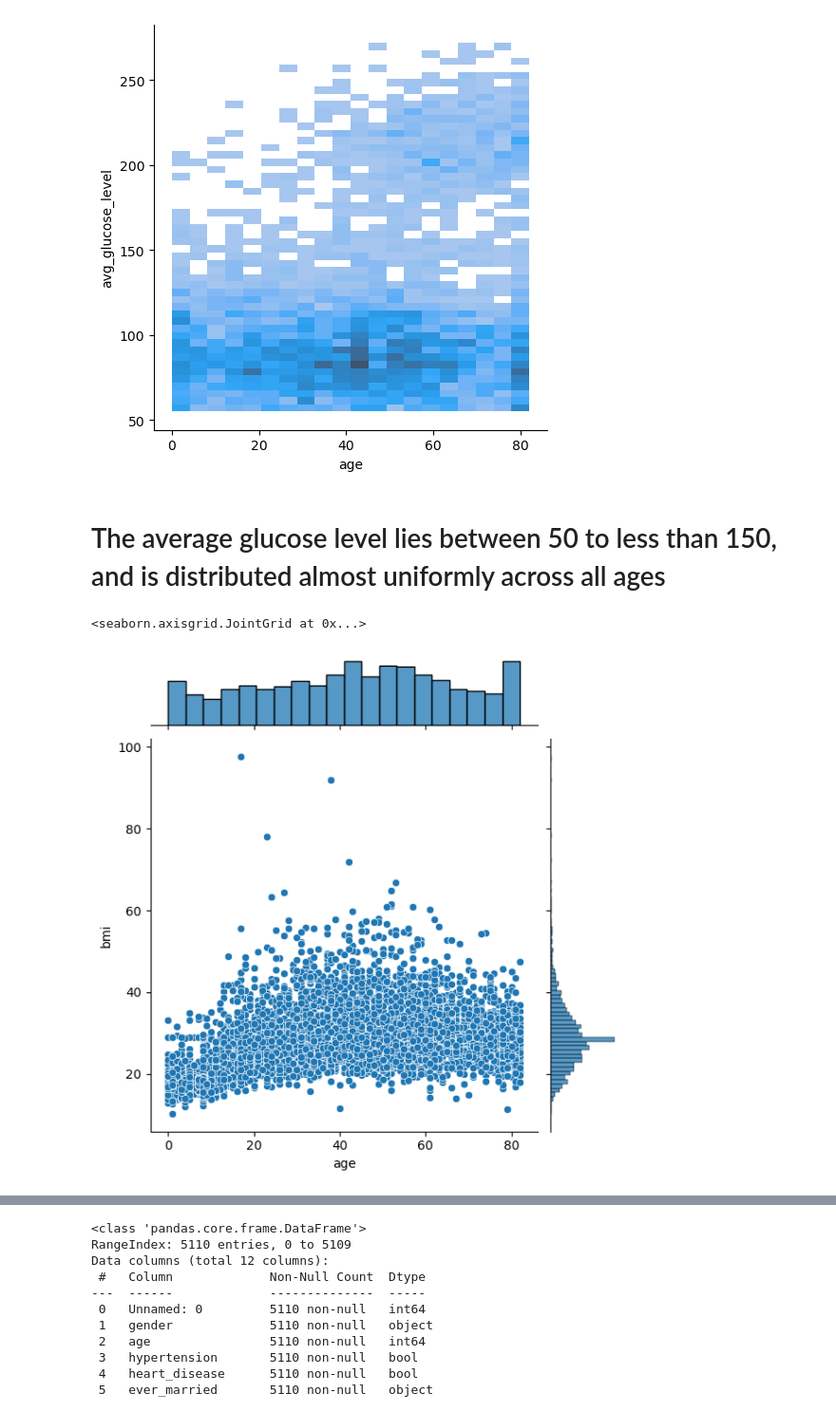
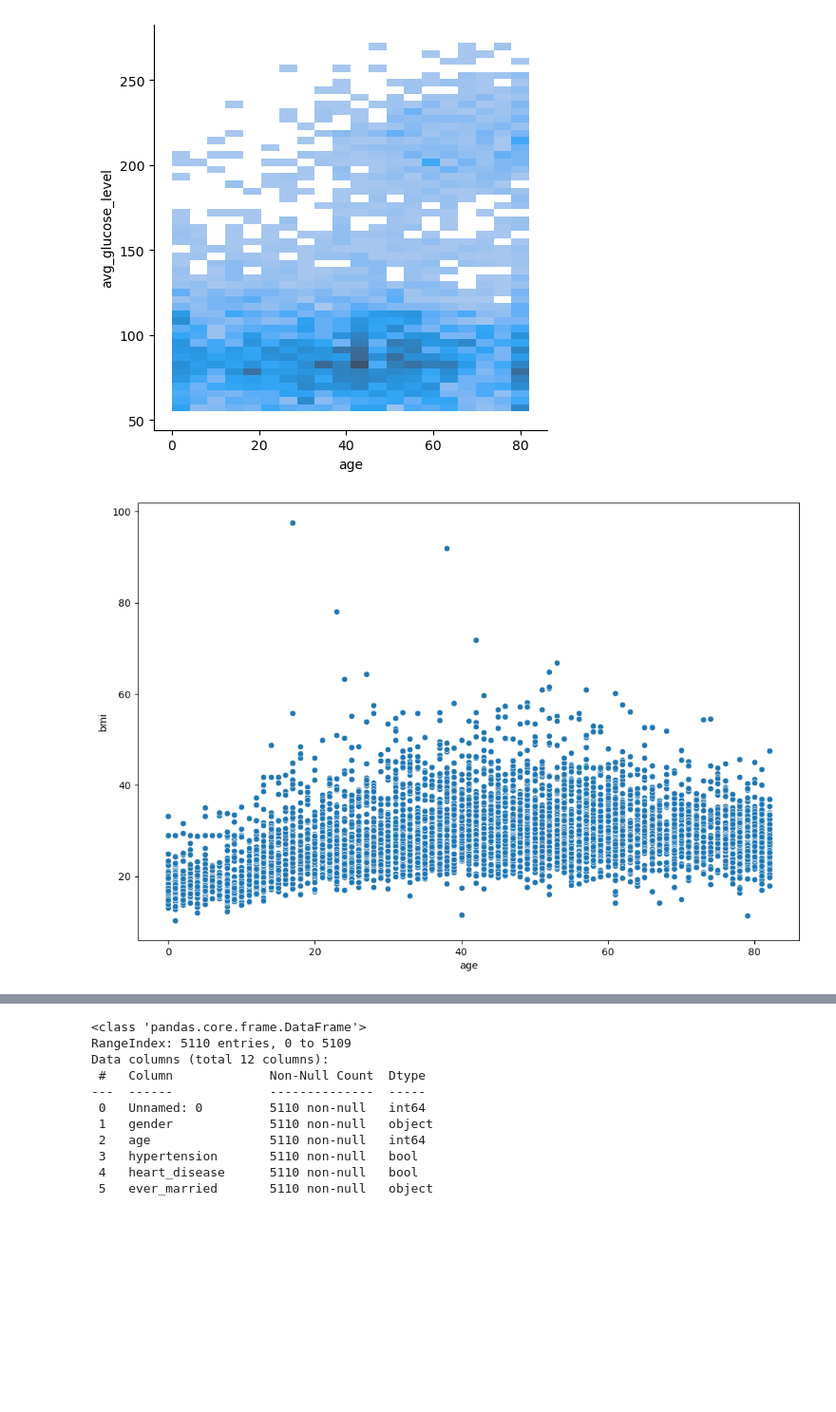
Before and after one commit to FridaOyucho/Stroke_Data_Analysis, a Jupyter notebook: Stroke_Data_Analysis.ipynb, the cells around one changed output, grey strips where cells are left out. Shown: that part at 95% size. Cells and saved outputs as stored; diff of their text form; code cells hidden in the pictures; blank space fills up the shorter version.

```diff
--- a/Stroke_Data_Analysis.ipynb
+++ b/Stroke_Data_Analysis.ipynb
@@ -418,5 +430,3 @@ sns.displot(df2, x='age', y= 'avg_glucose_level')
 # %% [output]
 <seaborn.axisgrid.FacetGrid at 0x...>
 [figure]
-# %% [markdown]
-# The average glucose level lies between 50 to less than 150, and is distributed almost uniformly across all ages
@@ -423,6 +435,10 @@ sns.displot(df2, x='age', y= 'avg_glucose_level')
 # %%
+# import matplotlib.pyplot as plt
 # Checking bmi distribution across different ages.
-sns.jointplot(df2, x='age', y= 'bmi')
+#sns.distplot(df2, x='age', y= 'bmi')
+# plt.show()
+plt.figure(figsize=(12, 8))
+sns.scatterplot(x= 'age', y= 'bmi', data=df2)
+plt.show()
 # %% [output]
-<seaborn.axisgrid.JointGrid at 0x...>
-[figure, old version]
+[figure, new version]
```
Also changed, not shown: parts of 10 cells of this notebook.
